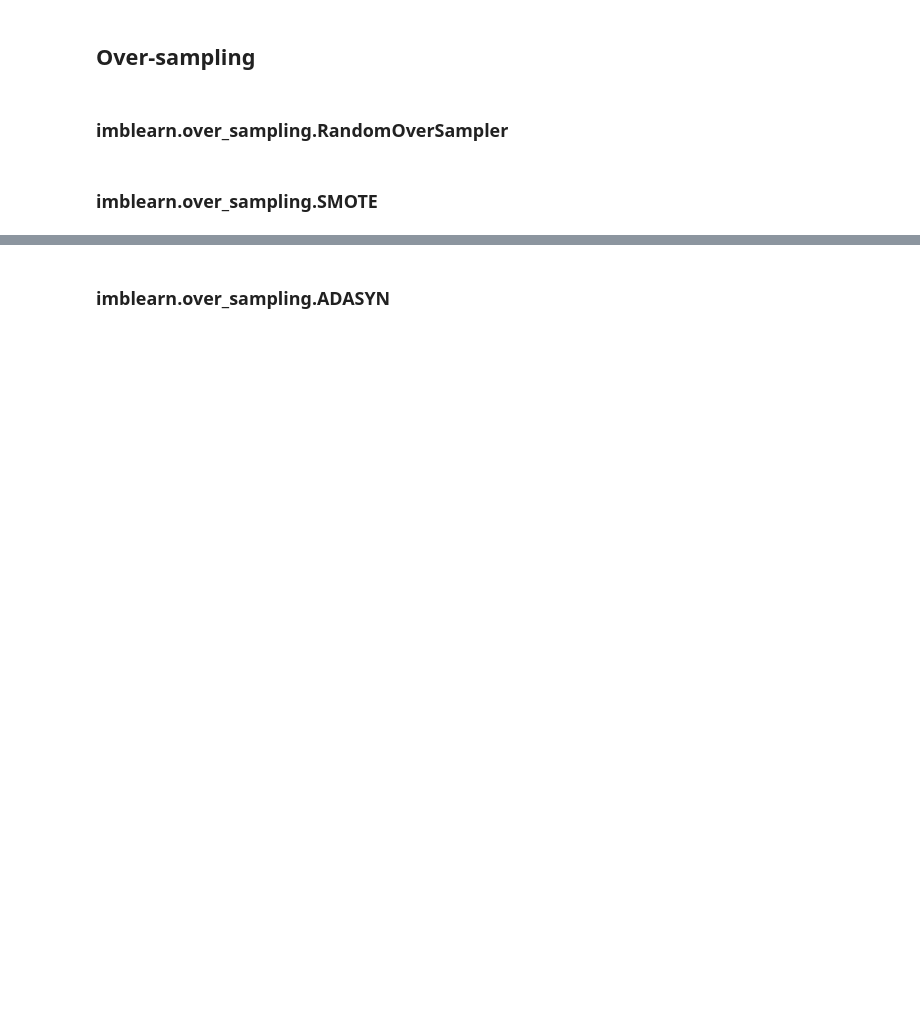
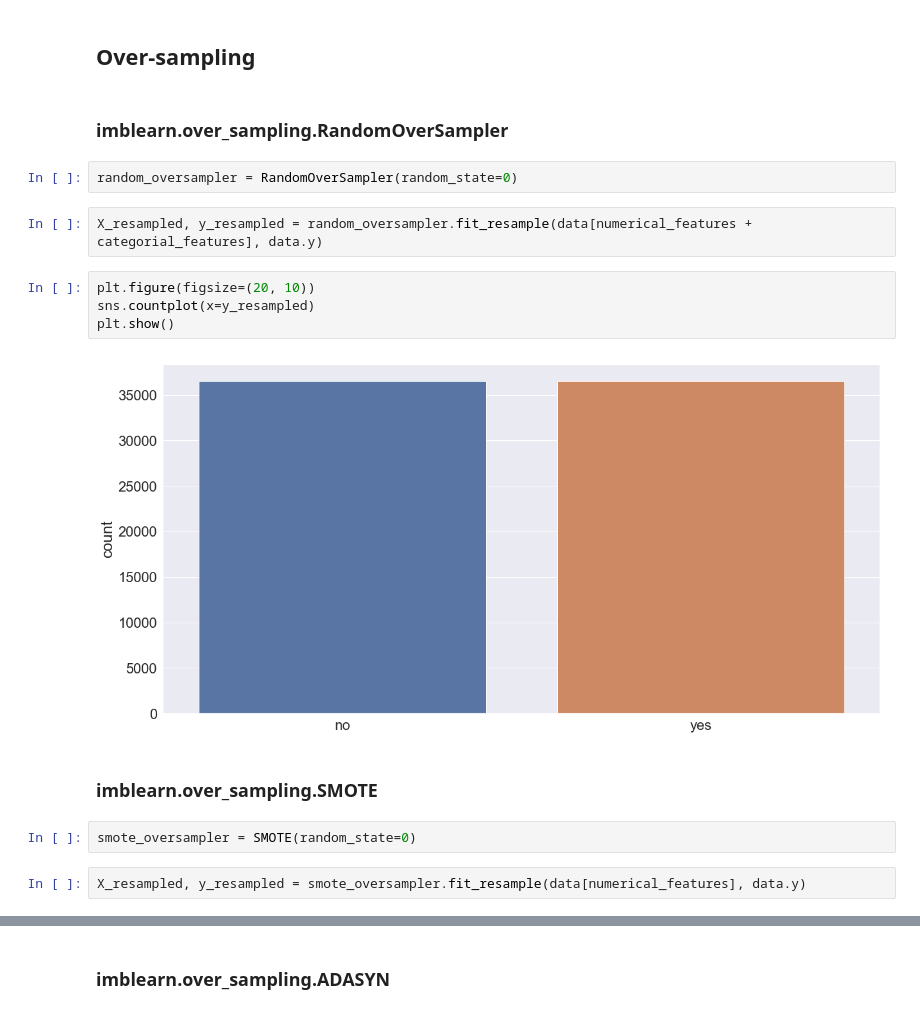
Before and after one commit to IooHooI/DATA_PREPARATION, a Jupyter notebook: notebooks/FEATURE_PROCESSING.ipynb, the cells around one changed output, grey strips where cells are left out. Saved outputs shown, nothing was run; the diff lists cells and outputs as text; blank space fills up the shorter version.

```diff
--- a/notebooks/FEATURE_PROCESSING.ipynb
+++ b/notebooks/FEATURE_PROCESSING.ipynb
@@ -965,5 +1002,19 @@ array([['telephone', 'mon', 'no', ..., 'married', 'unknown',
 ## Over-sampling
 # %% [markdown]
 ### imblearn.over_sampling.RandomOverSampler
+# %%
+random_oversampler = RandomOverSampler(random_state=0)
+# %%
+X_resampled, y_resampled = random_oversampler.fit_resample(data[numerical_features + categorial_features], data.y)
+# %%
+plt.figure(figsize=(20, 10))
+sns.countplot(x=y_resampled)
+plt.show()
+# %% [output]
+[figure, added]
 # %% [markdown]
 ### imblearn.over_sampling.SMOTE
+# %%
+smote_oversampler = SMOTE(random_state=0)
+# %%
+X_resampled, y_resampled = smote_oversampler.fit_resample(data[numerical_features], data.y)
```
Also changed, not shown: parts of 15 cells of this notebook.
